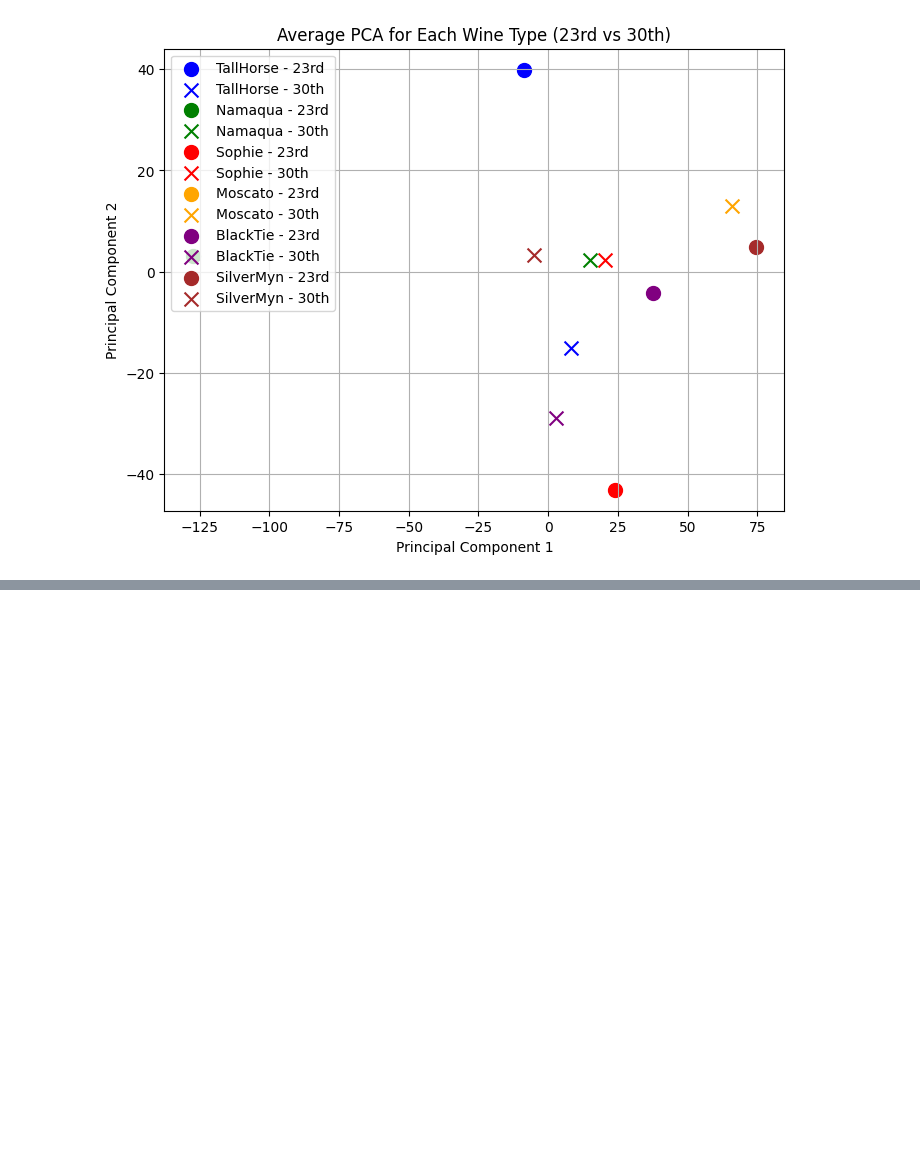
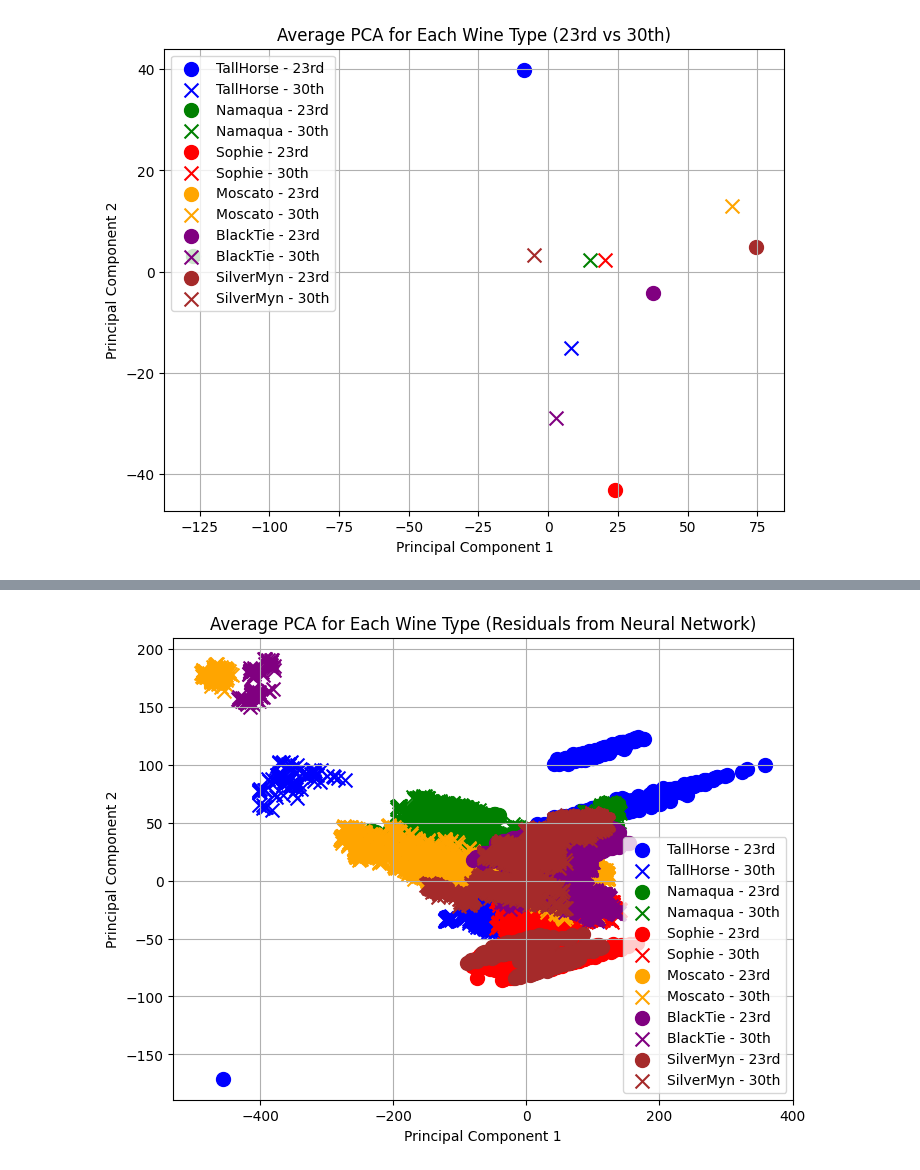
Before and after one commit to AidanRabinowitz/ArduinoWineSniffer, a Jupyter notebook: src/data_analysis_for_NN/NNAnalysis.ipynb, the cells around one changed output, grey strips where cells are left out. Drawn from its saved outputs; the diff is of its cells as text; code cells hidden in the pictures; blank space fills up the shorter version.

```diff
--- a/src/data_analysis_for_NN/NNAnalysis.ipynb
+++ b/src/data_analysis_for_NN/NNAnalysis.ipynb
@@ -485,0 +498,80 @@ KeyError: "None of [Index(['BMPTemperature', 'Pressure(Pa)', 'DHTTemperature', '
+# %%
+# Assuming you have the following imports and previous steps:
+import pandas as pd
+import matplotlib.pyplot as plt
+from sklearn.decomposition import PCA
+
+# Define wine labels and color map as before
+wine_labels = ["TallHorse", "Namaqua", "Sophie", "Moscato", "BlackTie", "SilverMyn"]
+color_map = {
+    "TallHorse": 'blue',
+    "Namaqua": 'green',
+    "Sophie": 'red',
+    "Moscato": 'orange',
+    "BlackTie": 'purple',
+    "SilverMyn": 'brown'
+}
+
+# Define marker styles for different days
+marker_map = {
+    '23rd': 'o',  # Circle for 23rd
+    '30th': 'x'   # X for 30th
+}
+
+# Function to perform PCA on residual data
+def perform_pca_on_residuals(data, day_label):
+    # Filter for specific wine names in the Target column
+    filtered_data = data[data['Target'].str.contains('|'.join(wine_labels))]
+
+    # Separate features (residuals) from the Target and Day columns
+    features = filtered_data.drop(columns=['Target', 'Day'])
+    target_labels = filtered_data['Target']
+
+    # Perform PCA with 2 components
+    pca = PCA(n_components=2)
+    pca_result = pca.fit_transform(features)
+
+    # Create a DataFrame for PCA results
+    pca_df = pd.DataFrame(data=pca_result, columns=['PC1', 'PC2'])
+    pca_df['Target'] = target_labels
+    pca_df['Day'] = day_label  # Add the day label
+
+    return pca_df
+
+# Perform PCA on the residuals for both datasets
+pca_residuals_23rd = perform_pca_on_residuals(residual_data[residual_data['Day'] == '23rd'], '23rd')
+pca_residuals_30th = perform_pca_on_residuals(residual_data[residual_data['Day'] == '30th'], '30th')
+
+# Combine both datasets for plotting
+combined_pca_residuals = pd.concat([pca_residuals_23rd, pca_residuals_30th])
+
+# Plotting the average PCA values for each wine type from both datasets
+plt.figure(figsize=(8, 6))
+
+# Scatter plot for both days with different markers but same colors for the same wine
+for wine in wine_labels:
+    # Plot data for 23rd
+    avg_pca_values_23rd = pca_residuals_23rd[pca_residuals_23rd['Target'] == wine]
+    plt.scatter(
+        avg_pca_values_23rd['PC1'], avg_pca_values_23rd['PC2'],
+        label=f'{wine} - 23rd', color=color_map[wine], marker=marker_map['23rd'], s=100
+    )
+
+    # Plot data for 30th
+    avg_pca_values_30th = pca_residuals_30th[pca_residuals_30th['Target'] == wine]
+    plt.scatter(
+        avg_pca_values_30th['PC1'], avg_pca_values_30th['PC2'],
+        label=f'{wine} - 30th', color=color_map[wine], marker=marker_map['30th'], s=100
+    )
+
+# Add labels and title
+plt.xlabel('Principal Component 1')
+plt.ylabel('Principal Component 2')
+plt.title('Average PCA for Each Wine Type (Residuals from Neural Network)')
+plt.legend(loc='best')
+plt.grid(True)
+
+# Show the plot
+plt.show()
+# %% [output]
+[figure, added]
```
Also changed, not shown: parts of 2 cells of this notebook, 2 other files.
